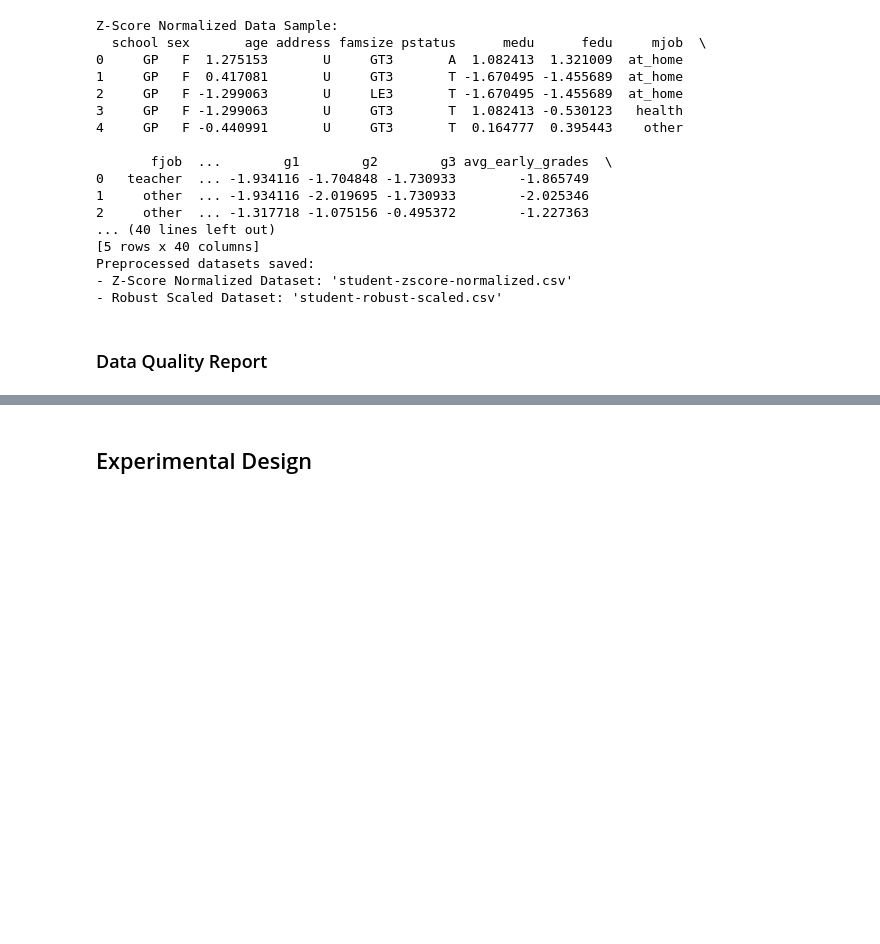
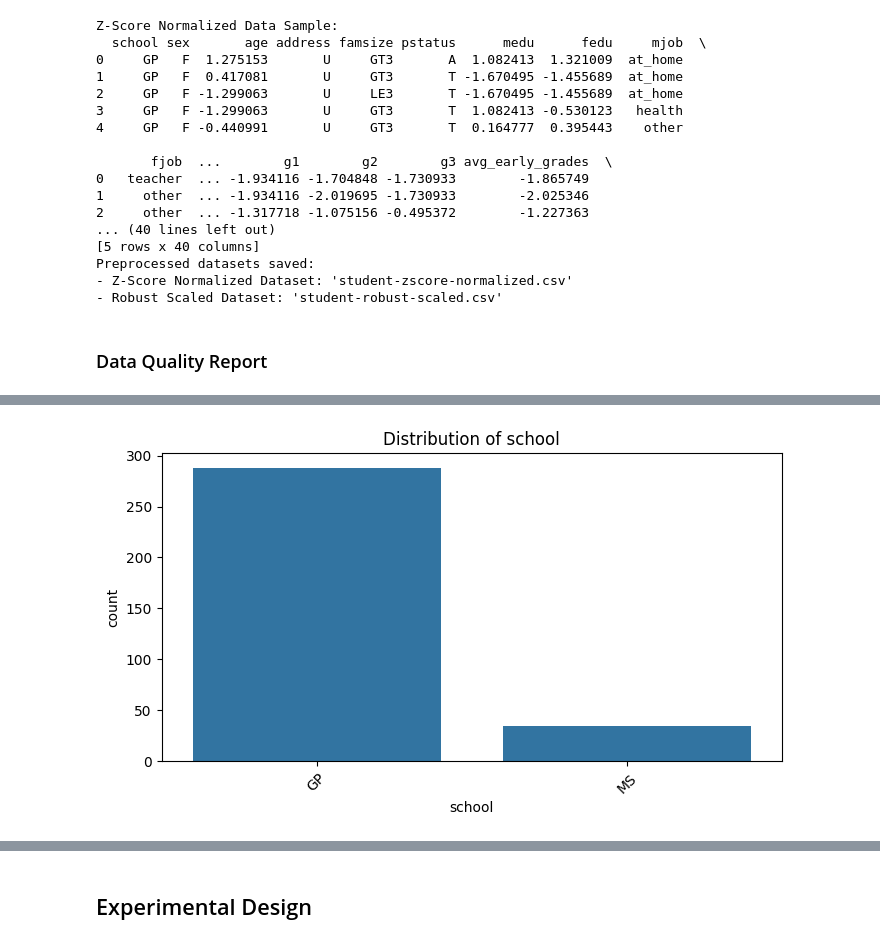
Before and after one commit to adichn/CP322-Final-Project, a Jupyter notebook: Final_Project.ipynb, the cells around one changed output, grey strips where cells are left out. Drawn from its saved outputs; the diff is of its cells as text; code cells hidden in the pictures; blank space fills up the shorter version.

Commit message:
Added a bunch of visualizations

```diff
--- a/Final_Project.ipynb
+++ b/Final_Project.ipynb
@@ -337,0 +329,94 @@ Name: proportion, dtype: float64
+# %%
+print("\nBar Plots for Categorical features: \n")
+categorical_features = ['school', 'sex', 'address', 'famsize', 'pstatus', 'mjob', 'fjob', 'reason', 'nursery', 'internet', 'guardian']
+for feature in categorical_features:
+    plt.figure(figsize=(8, 4))
+    sns.countplot(data=merged_data, x=feature, order=merged_data[feature].value_counts().index)
+    plt.title(f"Distribution of {feature}")
+    plt.xticks(rotation=45)
+    plt.show()
+
+
+print("\nG3 Histogram: \n")
+plt.figure(figsize=(8, 4))
+sns.histplot(merged_data['g3'], kde=True, bins=15, color='blue')
+plt.title("Distribution of G3 (Final Grade)")
+plt.show()
+
+print("\nPairwise Relationships: \n")
+sns.pairplot(merged_data, vars=['g1', 'g2', 'g3', 'studytime', 'failures', 'absences'])
+plt.show()
+
+print("\nCorrelation Matrix: \n")
+numeric_columns = merged_data.select_dtypes(include=['int64', 'float64'])
+correlation_matrix = numeric_columns.corr()
+
+plt.figure(figsize=(12, 8))
+sns.heatmap(correlation_matrix, annot=True, cmap='coolwarm', fmt=".2f")
+plt.title("Correlation Matrix of Numeric Features")
+plt.show()
+
+categorical_columns = merged_data.select_dtypes(include=['object']).columns
+encoded_data = merged_data.copy()
+for col in categorical_columns:
+    le = LabelEncoder()
+    encoded_data[col] = le.fit_transform(encoded_data[col])
+
+# Now calculate correlation with encoded data
+correlation_matrix = encoded_data.corr()
+plt.figure(figsize=(12, 8))
+sns.heatmap(correlation_matrix, annot=True, cmap='coolwarm', fmt=".2f")
+plt.title("Correlation Matrix with Encoded Categorical Features")
+plt.show()
+
+print("\nAlcohol Consumption Box Plot: \n")
+sns.boxplot(data=merged_data, x='walc', y='g3', palette='viridis')
+plt.title("Weekend Alcohol Consumption vs G3")
+plt.show()
+
+sns.boxplot(data=merged_data, x='dalc', y='g3', palette='magma')
+plt.title("Workday Alcohol Consumption vs G3")
+plt.show()
+
+print("\nParental Education Box Plot: \n")
+plt.figure(figsize=(8, 4))
+sns.boxplot(data=merged_data, x='medu', y='g3', palette='coolwarm')
+plt.title("Mother's Education Level vs G3")
+plt.show()
+
+plt.figure(figsize=(8, 4))
+sns.boxplot(data=merged_data, x='fedu', y='g3', palette='coolwarm')
+plt.title("Father's Education Level vs G3")
+plt.show()
+
+print("\nKey Feature -> Target Relationships: \n")
+numeric_features = ['absences', 'failures', 'studytime', 'avg_early_grades', 'total_alcohol']
+for feature in numeric_features:
+    plt.figure(figsize=(8, 4))
+    sns.scatterplot(data=merged_data, x=feature, y='g3')
+    plt.title(f"{feature} vs G3")
+    plt.show()
+
+print("\nStudy Time Violin Plot: \n")
+sns.violinplot(data=merged_data, x='studytime', y='g3', palette='muted')
+plt.title("Study Time vs G3")
+plt.show()
+
+print("\nCategorical Feature Interaction: \n")
+sns.boxplot(data=merged_data, x='school', y='g3', hue='sex', palette='Set2')
+plt.title("School and Sex Interaction on G3")
+plt.show()
+
+print("\nHigh Absence Distribution Box Plot: \n")
+sns.boxplot(data=merged_data, x='high_absences', y='g3', palette='coolwarm')
+plt.title("High Absences vs G3")
+plt.show()
+
+print("\nStudy Time Investment Vs Final Grade: \n")
+studytime_g3 = merged_data.groupby('studytime')['g3'].mean()
+studytime_g3.plot(kind='bar', color='teal', figsize=(8, 4))
+plt.title("Average G3 by Study Time Level")
+plt.ylabel("Average G3")
+plt.xlabel("Study Time Level")
+plt.show()
+# %% [output]
@@ -337,0 +424 @@ Name: proportion, dtype: float64
+[figure, added]
```
Also changed, not shown: parts of 4 cells of this notebook.
